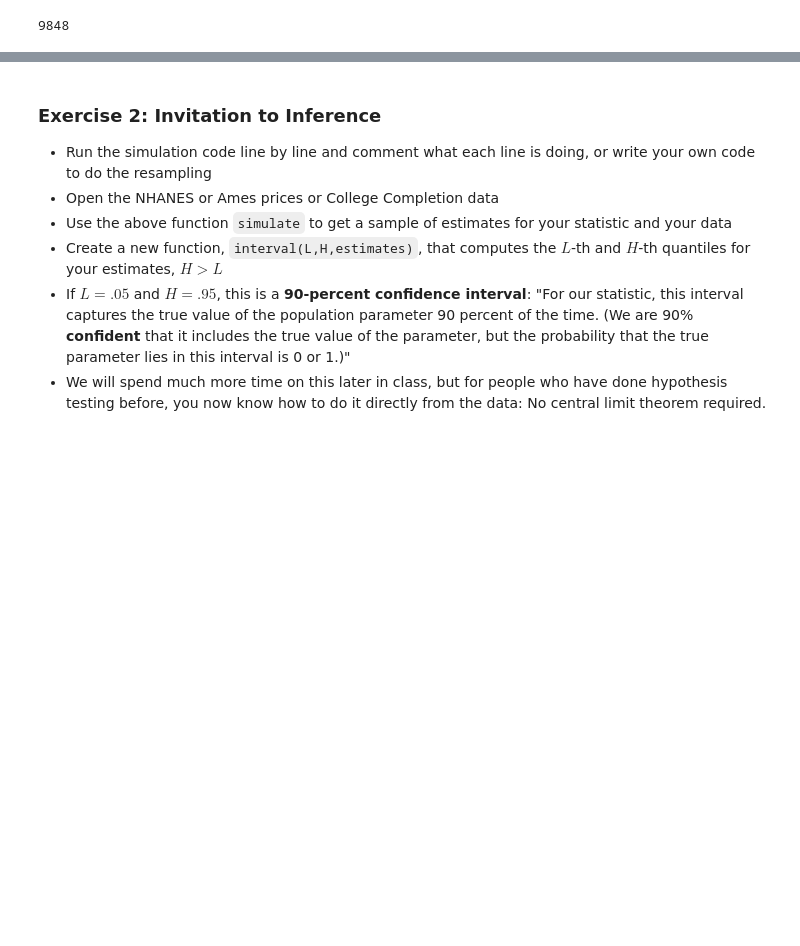
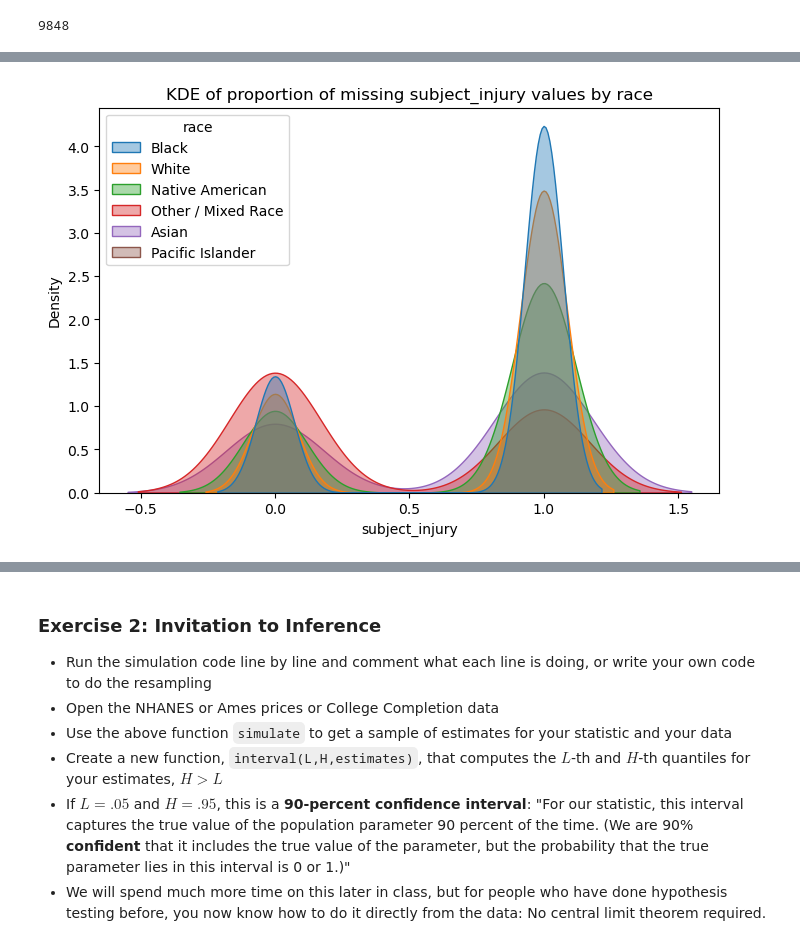
Before and after one commit to wbrannock/github_branching, a Jupyter notebook: assignment_4.ipynb, the cells around one changed output, grey strips where cells are left out. Saved outputs shown, nothing was run; the diff lists cells and outputs as text; code cells hidden in the pictures; blank space fills up the shorter version.

```diff
--- a/assignment_4.ipynb
+++ b/assignment_4.ipynb
@@ -65,3 +45,0 @@ def simulate(var, df, race, S=1000, plot=True):
-# %%
-for r in df['race'].unique():
-    simulate('subject_injury', df, r)
@@ -82,0 +46,14 @@ Variance of estimates is: 0.0
+# %%
+plt.figure(figsize=(8, 5))
+sns.kdeplot(
+    data=df,
+    x=df['subject_injury'].isna(),
+    hue='race',
+    common_norm=False,   # each race density integrates to 1
+    fill=True,           # optional: shaded curves
+    alpha=0.4
+)
+plt.title("KDE of proportion of missing subject_injury values by race")
+plt.show()
+# %% [output]
+[figure, added]
```
Also changed, not shown: parts of 7 cells of this notebook.
